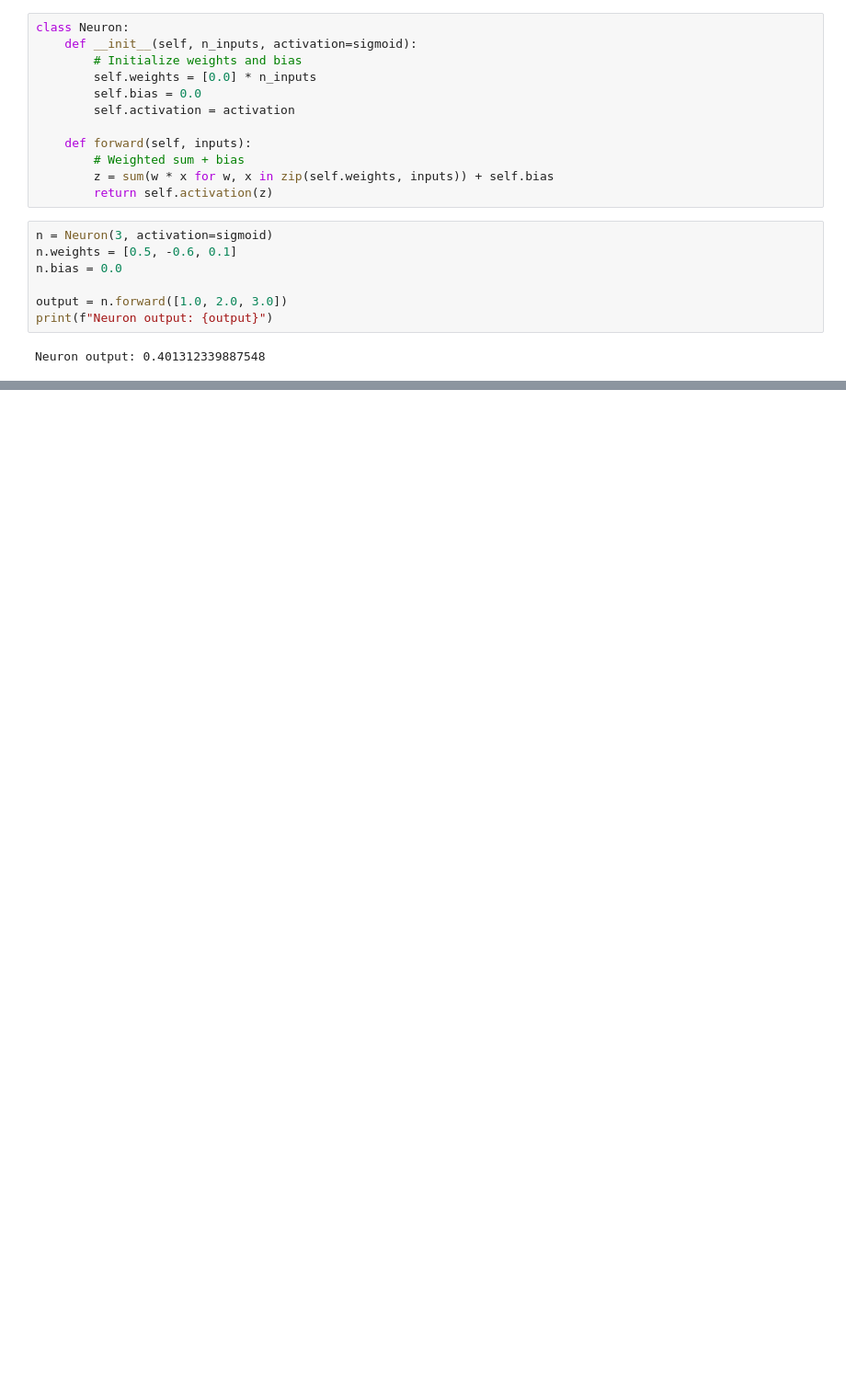
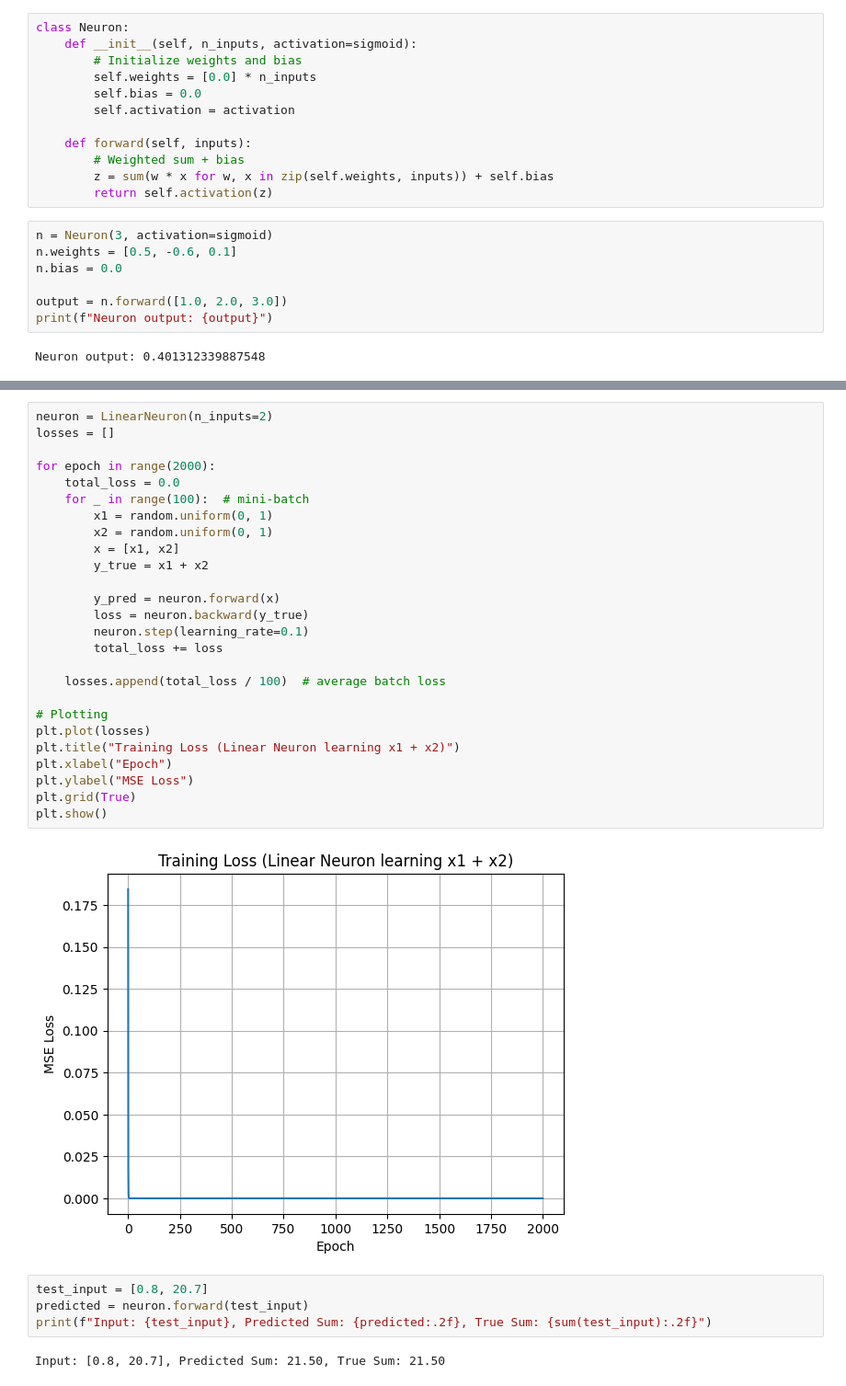
Before and after one commit to G0nkly/pytorch_sandbox, a Jupyter notebook: primer/NN/PyTorch_NN_Basics.ipynb, the cells around one changed output, grey strips where cells are left out. Shown at 92% size. Cells and saved outputs as stored; diff of their text form; blank space fills up the shorter version.

```diff
--- a/primer/NN/PyTorch_NN_Basics.ipynb
+++ b/primer/NN/PyTorch_NN_Basics.ipynb
@@ -36,0 +289,34 @@ Neuron output: 0.401312339887548
+# %%
+neuron = LinearNeuron(n_inputs=2)
+losses = []
+
+for epoch in range(2000):
+    total_loss = 0.0
+    for _ in range(100):  # mini-batch
+        x1 = random.uniform(0, 1)
+        x2 = random.uniform(0, 1)
+        x = [x1, x2]
+        y_true = x1 + x2
+
+        y_pred = neuron.forward(x)
+        loss = neuron.backward(y_true)
+        neuron.step(learning_rate=0.1)
+        total_loss += loss
+
+    losses.append(total_loss / 100)  # average batch loss
+
+# Plotting
+plt.plot(losses)
+plt.title("Training Loss (Linear Neuron learning x1 + x2)")
+plt.xlabel("Epoch")
+plt.ylabel("MSE Loss")
+plt.grid(True)
+plt.show()
+# %% [output]
+[figure, added]
+# %%
+test_input = [0.8, 20.7]
+predicted = neuron.forward(test_input)
+print(f"Input: {test_input}, Predicted Sum: {predicted:.2f}, True Sum: {sum(test_input):.2f}")
+# %% [output]
+Input: [0.8, 20.7], Predicted Sum: 21.50, True Sum: 21.50
```
Also changed, not shown: parts of 15 cells of this notebook.
